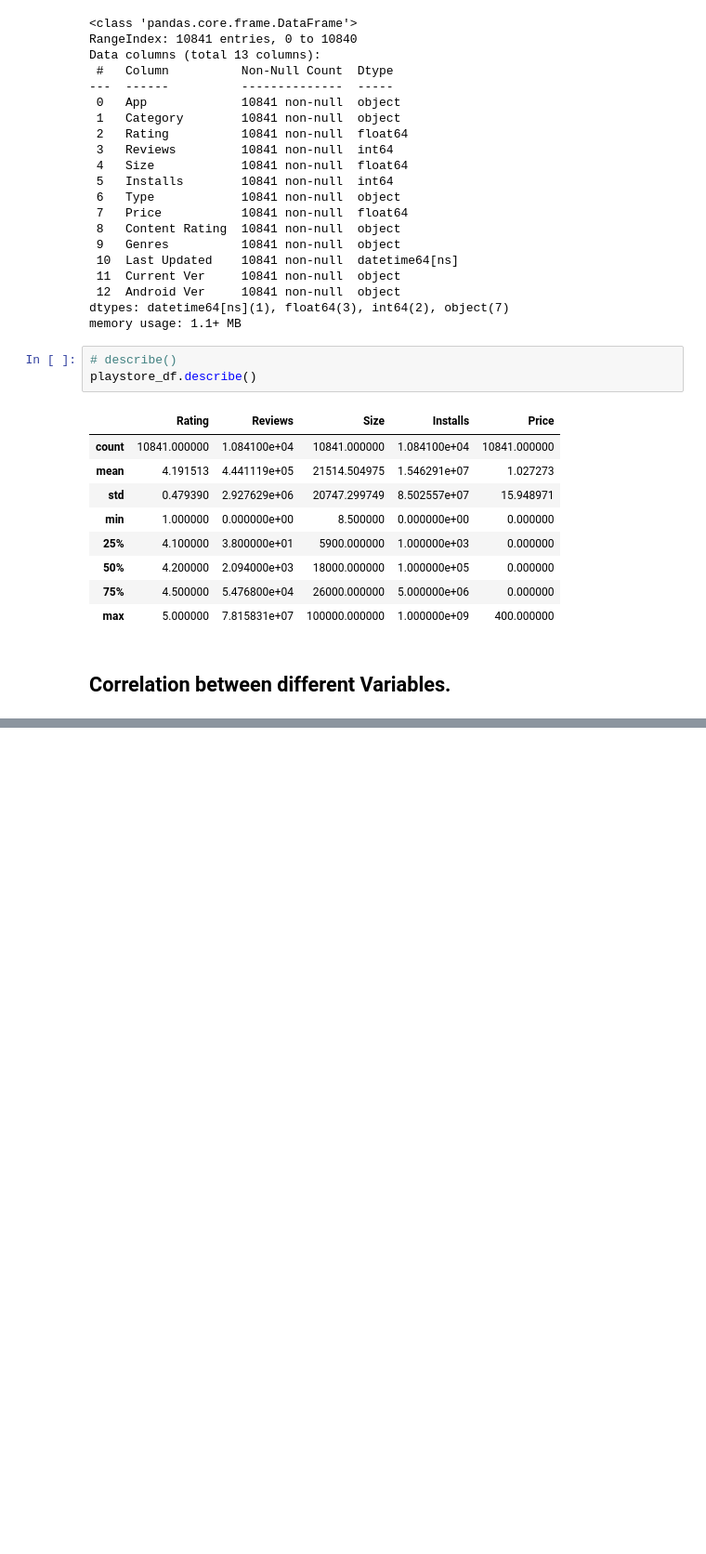
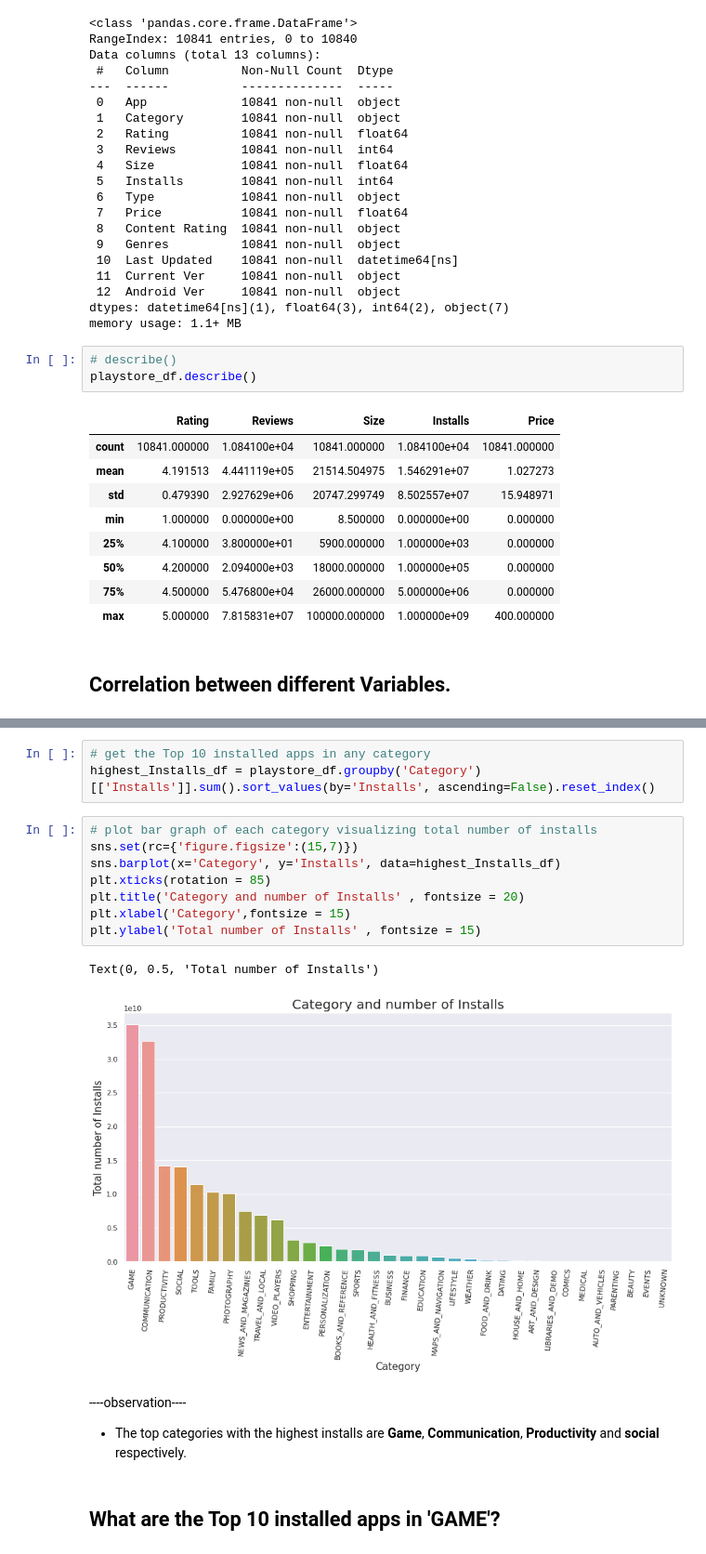
Before and after one commit to kuldeep-sngh/Play-Store-App-Review-Analysis, a Jupyter notebook: Play_Store_App_Review_Analysis_colab_notebook.ipynb, the cells around one changed output, grey strips where cells are left out. Shown: that part at 93% size. Cells and saved outputs as stored; diff of their text form; blank space fills up the shorter version.

```diff
--- a/Play_Store_App_Review_Analysis_colab_notebook.ipynb
+++ b/Play_Store_App_Review_Analysis_colab_notebook.ipynb
@@ -608,0 +688,21 @@ playstore_df.describe()
+# %%
+# get the Top 10 installed apps in any category
+highest_Installs_df = playstore_df.groupby('Category')[['Installs']].sum().sort_values(by='Installs', ascending=False).reset_index()
+# %%
+# plot bar graph of each category visualizing total number of installs
+sns.set(rc={'figure.figsize':(15,7)})
+sns.barplot(x='Category', y='Installs', data=highest_Installs_df)
+plt.xticks(rotation = 85)
+plt.title('Category and number of Installs' , fontsize = 20)
+plt.xlabel('Category',fontsize = 15)
+plt.ylabel('Total number of Installs' , fontsize = 15)
+# %% [output]
+Text(0, 0.5, 'Total number of Installs')
+[figure, added]
+# %% [markdown]
+----observation----
+
+
+*   The top categories with the highest installs are **Game**, **Communication**, **Productivity** and **social** respectively.
+# %% [markdown]
+## What are the Top 10 installed apps in **'GAME'**?
```
Also changed, not shown: parts of 24 cells of this notebook.
